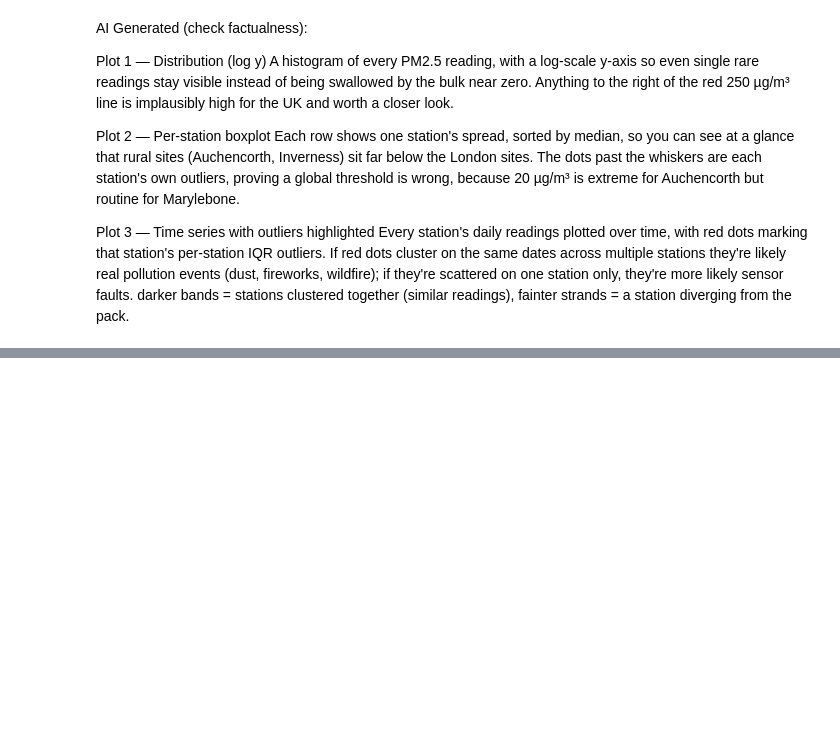
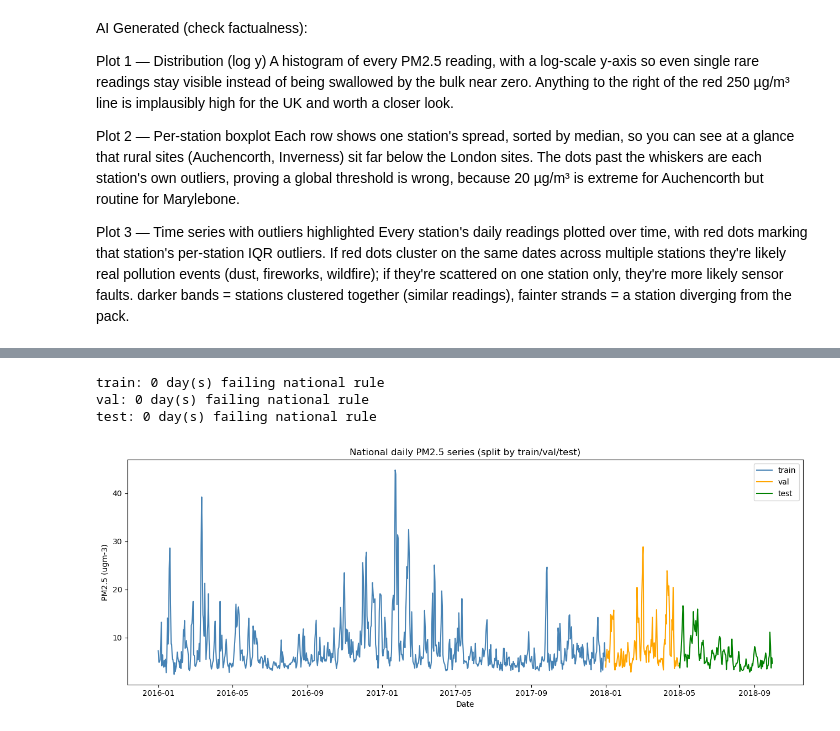
Before and after one commit to Masters-Paper-Forecasting/code, a Jupyter notebook: DataCleaning.ipynb, the cells around one changed output, grey strips where cells are left out. Drawn from its saved outputs; the diff is of its cells as text; code cells hidden in the pictures; blank space fills up the shorter version.

```diff
--- a/DataCleaning.ipynb
+++ b/DataCleaning.ipynb
@@ -516,0 +758,7 @@ Whats the best way to do this?
+# %%
+# --- Tier 1: linear interpolation for runs of length 1-2 ---
+linear_filled = wide.interpolate(method='linear', limit=2, limit_area='inside')
+short_mask = (gap_len >= 1) & (gap_len <= 2)
+wide_after_short = wide.where(~short_mask, linear_filled)
+n_short = int((wide.isna() & wide_after_short.notna()).sum().sum())
+print(f'Cells linear-interpolated (1-2 day runs): {n_short}')
@@ -516,0 +836,9 @@ Whats the best way to do this?
+# %%
+# --- Strict daily index across the universe so any gaps stay visible ---
+full_idx = pd.date_range(UNIVERSE_START, UNIVERSE_END, freq='D', name='date')
+national = national.set_index('date').reindex(full_idx).reset_index()
+national['split'] = (national['split']
+                     .fillna(national['date'].apply(assign_split))
+                     .astype('category'))
+print(f'National shape (after reindex): {national.shape}')
+print(f'Rows added by reindex (no station reported): {national["pm25"].isna().sum()}')
@@ -516,0 +884,35 @@ Whats the best way to do this?
+# %%
+def find_rule_gaps(df, split_name):
+    sub = df[df['split'] == split_name]
+    per_day = sub.groupby('date').agg(n_stations=('station', 'nunique'),
+                                      n_regions=('region', 'nunique'))
+    rule_ok = (per_day['n_stations'] >= 3) & (per_day['n_regions'] >= 2)
+    all_dates = pd.date_range(per_day.index.min(), per_day.index.max())
+    # missing = physically absent OR present but fails the rule
+    physically_missing = all_dates.difference(per_day.index)
+    rule_failing       = per_day.index[~rule_ok]
+    return physically_missing.union(rule_failing).sort_values()
+
+for split_name in ['train', 'val', 'test']:
+    gaps = find_rule_gaps(df, split_name)
+    print(f"{split_name}: {len(gaps)} day(s) failing national rule")
+    if len(gaps):
+        print(f"  {list(gaps.strftime('%Y-%m-%d'))}")
+# %% [output]
+train: 0 day(s) failing national rule
+val: 0 day(s) failing national rule
+test: 0 day(s) failing national rule
+# %%
+#plot time series of each split
+
+fig, ax = plt.subplots(figsize=(13, 5))
+for split_name, color in zip(['train', 'val', 'test'], ['steelblue', 'orange', 'green']):
+    sub = national[national['split'] == split_name]
+    ax.plot(sub['date'], sub['pm25'], label=split_name, color=color)
+ax.set_title('National daily PM2.5 series (split by train/val/test)')
+ax.set_xlabel('Date'); ax.set_ylabel('PM2.5 (ugm-3)')
+ax.legend()
+plt.tight_layout()
+plt.show()
+# %% [output]
+[figure, added]
```
Also changed, not shown: parts of 44 cells of this notebook.
